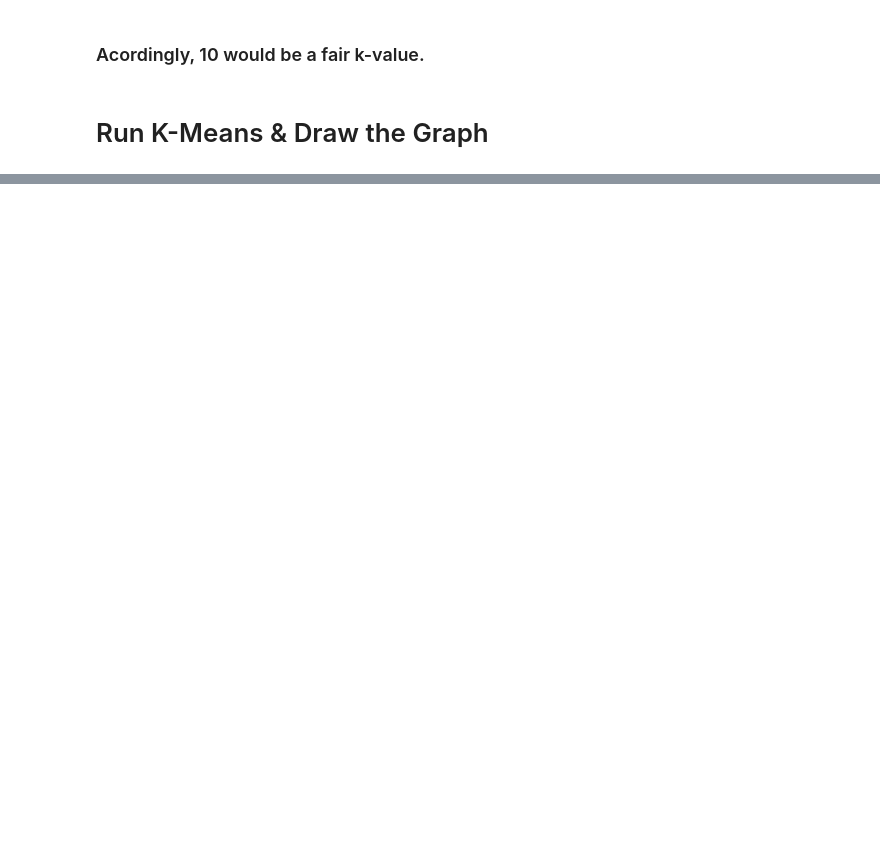
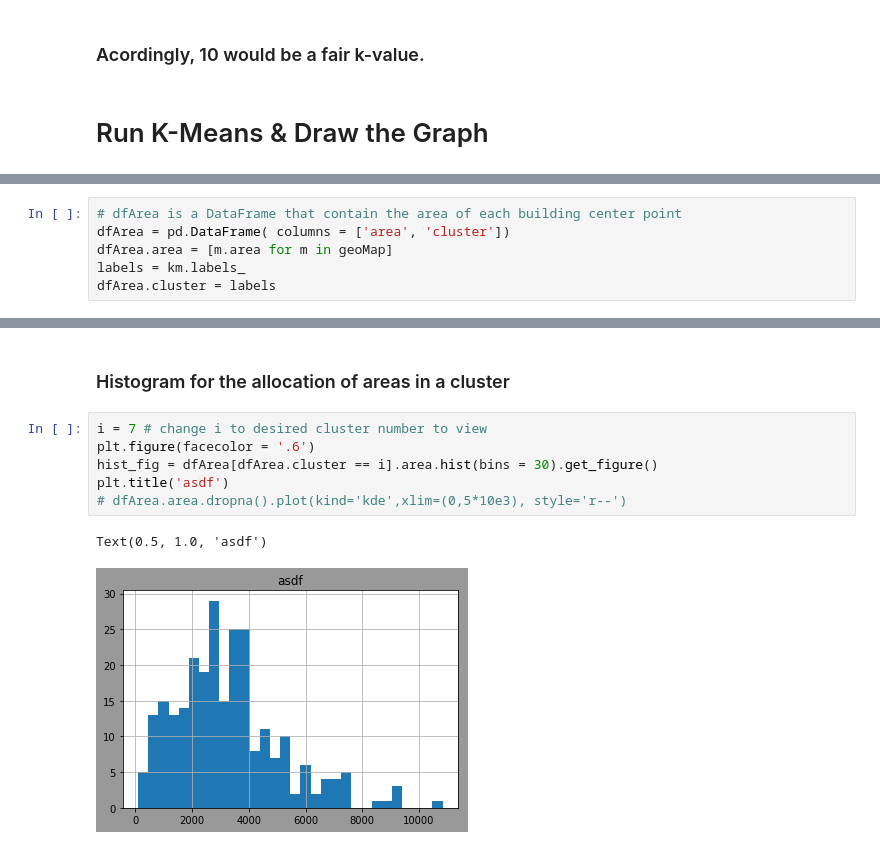
Before and after one commit to QitianHu46/Archeology-Clustering, a Jupyter notebook: Apply_KMeans.ipynb, the cells around one changed output, grey strips where cells are left out. Drawn from its saved outputs; the diff is of its cells as text; blank space fills up the shorter version.

```diff
--- a/Apply_KMeans.ipynb
+++ b/Apply_KMeans.ipynb
@@ -105,0 +96,6 @@ plt.show()
+# %%
+# dfArea is a DataFrame that contain the area of each building center point
+dfArea = pd.DataFrame( columns = ['area', 'cluster'])
+dfArea.area = [m.area for m in geoMap]
+labels = km.labels_
+dfArea.cluster = labels
@@ -105,0 +188,11 @@ plt.show()
+# %% [markdown]
+### Histogram for the allocation of areas in a cluster
+# %%
+i = 7 # change i to desired cluster number to view
+plt.figure(facecolor = '.6')
+hist_fig = dfArea[dfArea.cluster == i].area.hist(bins = 30).get_figure()
+plt.title('asdf')
+# dfArea.area.dropna().plot(kind='kde',xlim=(0,5*10e3), style='r--')
+# %% [output]
+Text(0.5, 1.0, 'asdf')
+[figure, added]
```
Also changed, not shown: parts of 35 cells of this notebook, 1 other file.
